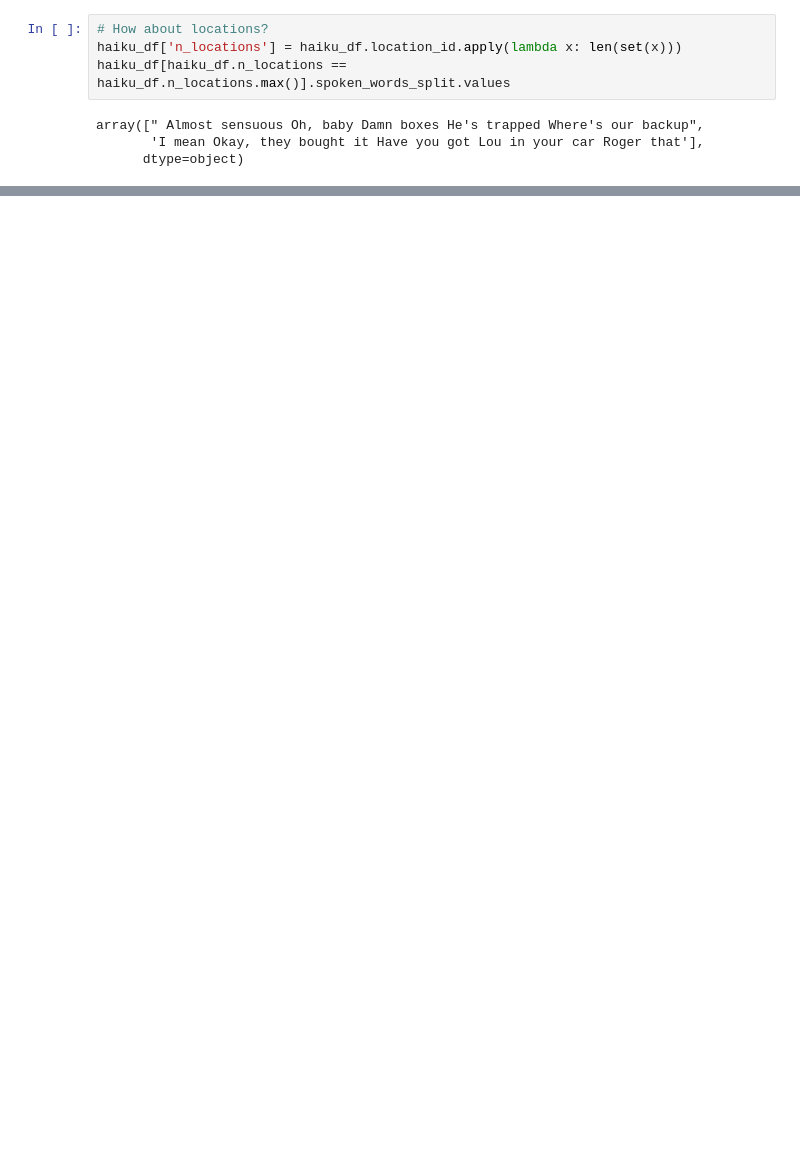
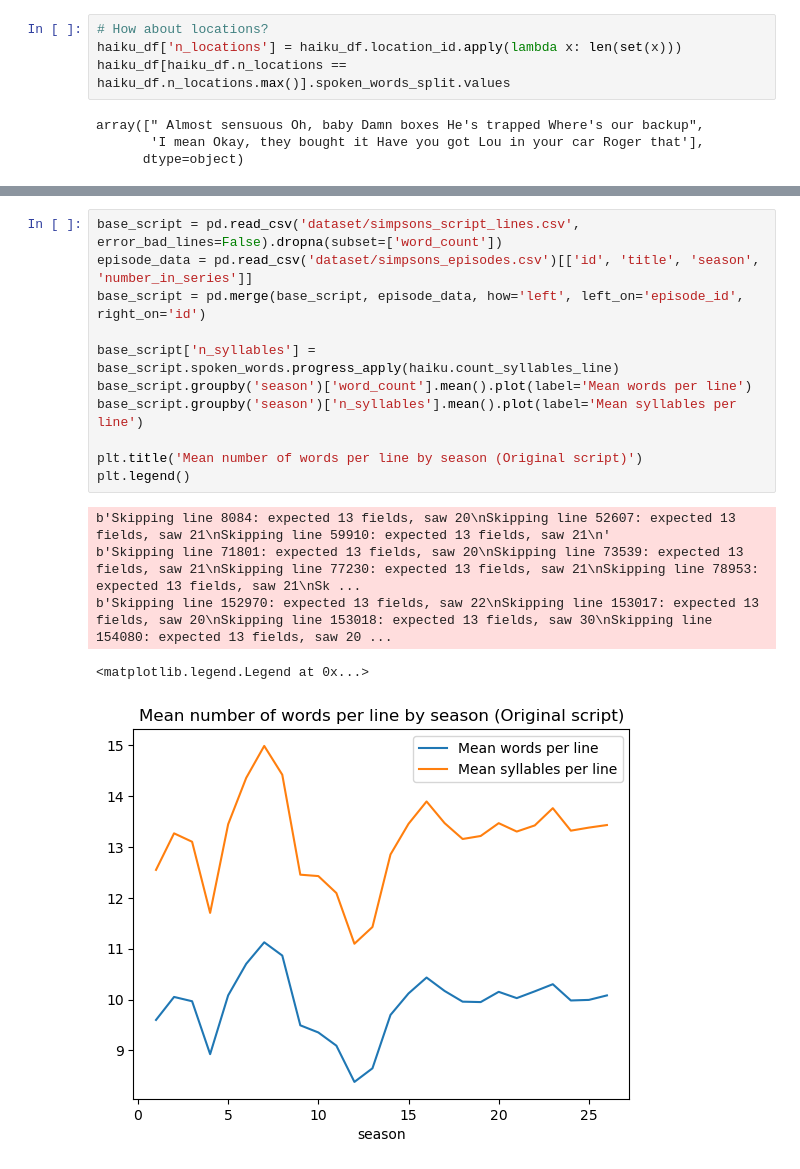
Before and after one commit to mwestt/simpsons-haiku, a Jupyter notebook: haiku_demo.ipynb, the cells around one changed output, grey strips where cells are left out. Cells and saved outputs as stored; diff of their text form; blank space fills up the shorter version.

```diff
--- a/haiku_demo.ipynb
+++ b/haiku_demo.ipynb
@@ -120,0 +149,17 @@ array([" Almost sensuous Oh, baby Damn boxes He's trapped Where's our backup",
+# %%
+base_script = pd.read_csv('dataset/simpsons_script_lines.csv', error_bad_lines=False).dropna(subset=['word_count'])
+episode_data = pd.read_csv('dataset/simpsons_episodes.csv')[['id', 'title', 'season', 'number_in_series']]
+base_script = pd.merge(base_script, episode_data, how='left', left_on='episode_id', right_on='id')
+
+base_script['n_syllables'] = base_script.spoken_words.progress_apply(haiku.count_syllables_line)
+base_script.groupby('season')['word_count'].mean().plot(label='Mean words per line')
+base_script.groupby('season')['n_syllables'].mean().plot(label='Mean syllables per line')
+
+plt.title('Mean number of words per line by season (Original script)')
+plt.legend()
+# %% [output]
+b'Skipping line 8084: expected 13 fields, saw 20\nSkipping line 52607: expected 13 fields, saw 21\nSkipping line 59910: expected 13 fields, saw 21\n'
+b'Skipping line 71801: expected 13 fields, saw 20\nSkipping line 73539: expected 13 fields, saw 21\nSkipping line 77230: expected 13 fields, saw 21\nSkipping line 78953: expected 13 fields, saw 21\nSk ...
+b'Skipping line 152970: expected 13 fields, saw 22\nSkipping line 153017: expected 13 fields, saw 20\nSkipping line 153018: expected 13 fields, saw 30\nSkipping line 154080: expected 13 fields, saw 20 ...
+<matplotlib.legend.Legend at 0x...>
+[figure, added]
```
Also changed, not shown: parts of 25 cells of this notebook, 4 other files.
